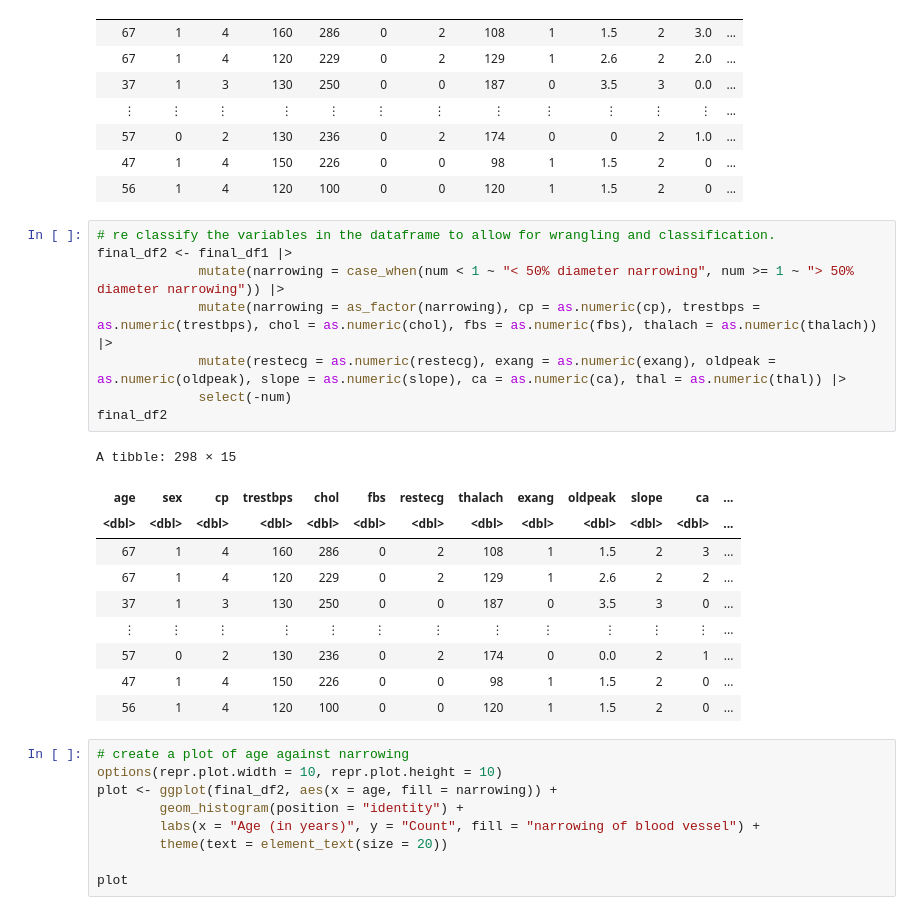
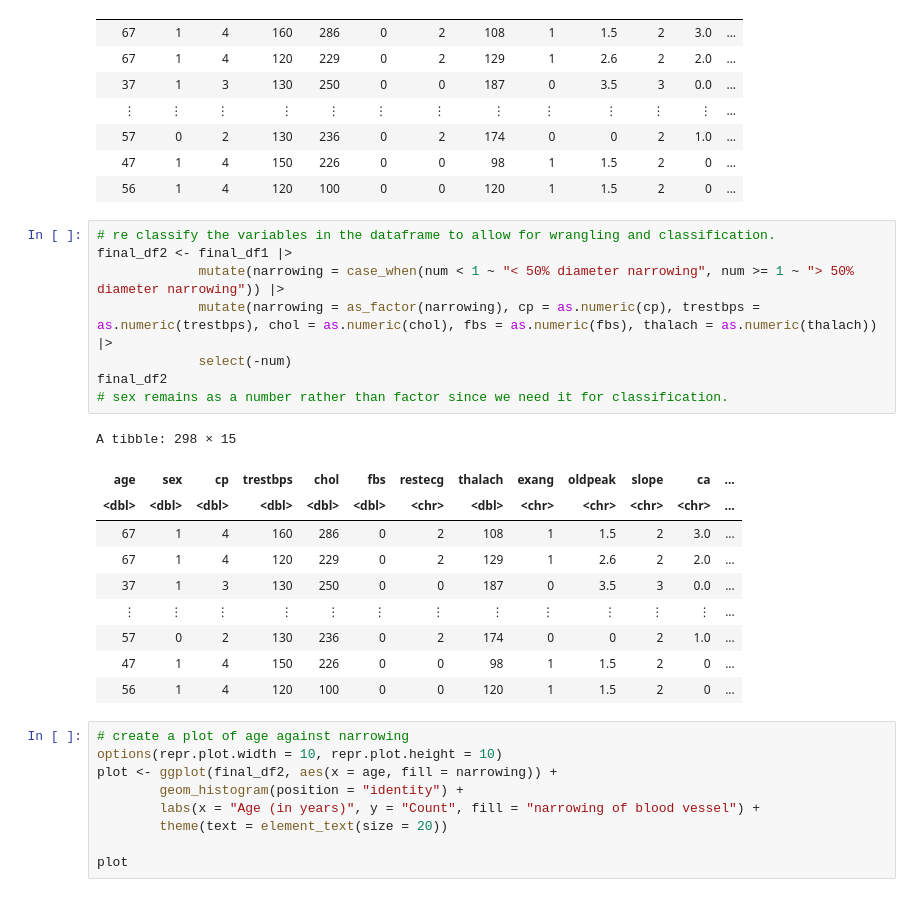
Before and after one commit to nazalturas/data_sci_-group_project, a Jupyter notebook: Group Proposal.ipynb, the cells around one changed output. Drawn from its saved outputs; the diff is of its cells as text.

```diff
--- a/Group Proposal.ipynb
+++ b/Group Proposal.ipynb
@@ -207,20 +207,20 @@ A tibble: 298 × 15
 # %%
 # re classify the variables in the dataframe to allow for wrangling and classification.
 final_df2 <- final_df1 |>
              mutate(narrowing = case_when(num < 1 ~ "< 50% diameter narrowing", num >= 1 ~ "> 50% diameter narrowing")) |>
              mutate(narrowing = as_factor(narrowing), cp = as.numeric(cp), trestbps = as.numeric(trestbps), chol = as.numeric(chol), fbs = as.numeric(fbs), thalach = as.numeric(thalach)) |>
-             mutate(restecg = as.numeric(restecg), exang = as.numeric(exang), oldpeak = as.numeric(oldpeak), slope = as.numeric(slope), ca = as.numeric(ca), thal = as.numeric(thal)) |>
              select(-num)
 final_df2
+# sex remains as a number rather than factor since we need it for classification.
 # %% [output]
 A tibble: 298 × 15
 | age | sex | cp | trestbps | chol | fbs | restecg | thalach | exang | oldpeak | slope | ca | ... |
-| <dbl> | <dbl> | <dbl> | <dbl> | <dbl> | <dbl> | <dbl> | <dbl> | <dbl> | <dbl> | <dbl> | <dbl> | ... |
-| 67 | 1 | 4 | 160 | 286 | 0 | 2 | 108 | 1 | 1.5 | 2 | 3 | ... |
-| 67 | 1 | 4 | 120 | 229 | 0 | 2 | 129 | 1 | 2.6 | 2 | 2 | ... |
-| 37 | 1 | 3 | 130 | 250 | 0 | 0 | 187 | 0 | 3.5 | 3 | 0 | ... |
+| <dbl> | <dbl> | <dbl> | <dbl> | <dbl> | <dbl> | <chr> | <dbl> | <chr> | <chr> | <chr> | <chr> | ... |
+| 67 | 1 | 4 | 160 | 286 | 0 | 2 | 108 | 1 | 1.5 | 2 | 3.0 | ... |
+| 67 | 1 | 4 | 120 | 229 | 0 | 2 | 129 | 1 | 2.6 | 2 | 2.0 | ... |
+| 37 | 1 | 3 | 130 | 250 | 0 | 0 | 187 | 0 | 3.5 | 3 | 0.0 | ... |
 | ⋮ | ⋮ | ⋮ | ⋮ | ⋮ | ⋮ | ⋮ | ⋮ | ⋮ | ⋮ | ⋮ | ⋮ | ... |
-| 57 | 0 | 2 | 130 | 236 | 0 | 2 | 174 | 0 | 0.0 | 2 | 1 | ... |
+| 57 | 0 | 2 | 130 | 236 | 0 | 2 | 174 | 0 | 0 | 2 | 1.0 | ... |
 | 47 | 1 | 4 | 150 | 226 | 0 | 0 | 98 | 1 | 1.5 | 2 | 0 | ... |
 | 56 | 1 | 4 | 120 | 100 | 0 | 0 | 120 | 1 | 1.5 | 2 | 0 | ... |
 # %%
```
Also changed, not shown: parts of 7 cells of this notebook.
